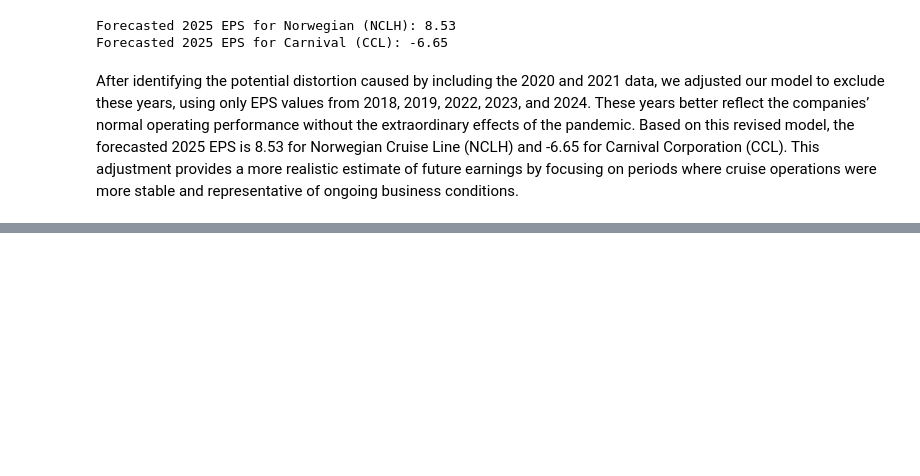
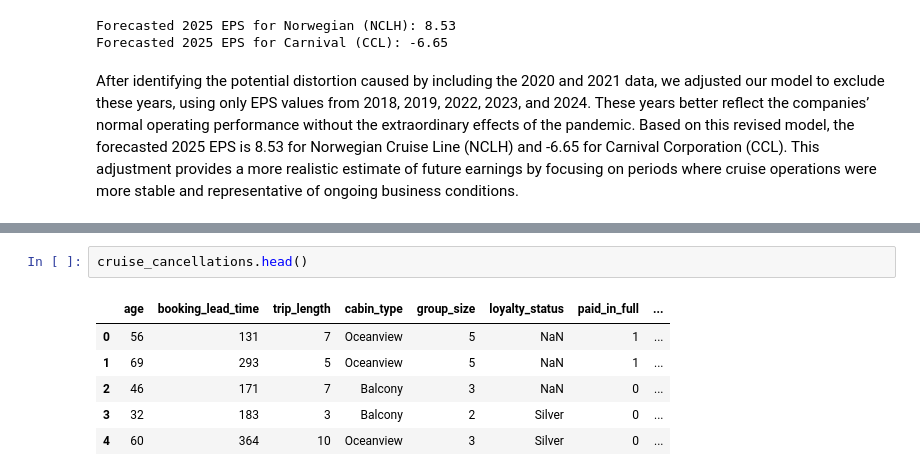
Before and after one commit to pranjul11garg/Lobster-Land-Marketing-Strategy, a Jupyter notebook: lobster.ipynb, the cells around one changed output, grey strips where cells are left out. Drawn from its saved outputs; the diff is of its cells as text; blank space fills up the shorter version.

```diff
--- a/lobster.ipynb
+++ b/lobster.ipynb
@@ -706,0 +715,9 @@ After identifying the potential distortion caused by including the 2020 and 2021
+# %%
+cruise_cancellations.head()
+# %% [output]
+|  | age | booking_lead_time | trip_length | cabin_type | group_size | loyalty_status | paid_in_full | ... |
+| 0 | 56 | 131 | 7 | Oceanview | 5 | NaN | 1 | ... |
+| 1 | 69 | 293 | 5 | Oceanview | 5 | NaN | 1 | ... |
+| 2 | 46 | 171 | 7 | Balcony | 3 | NaN | 0 | ... |
+| 3 | 32 | 183 | 3 | Balcony | 2 | Silver | 0 | ... |
+| 4 | 60 | 364 | 10 | Oceanview | 3 | Silver | 0 | ... |
```
Also changed, not shown: parts of 9 cells of this notebook.
